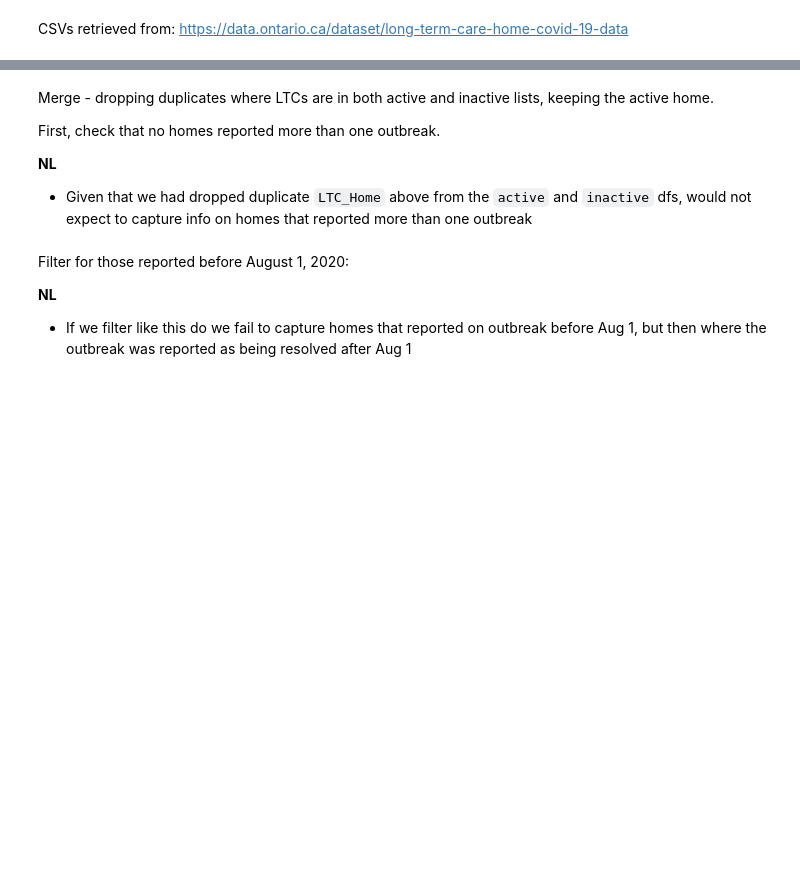
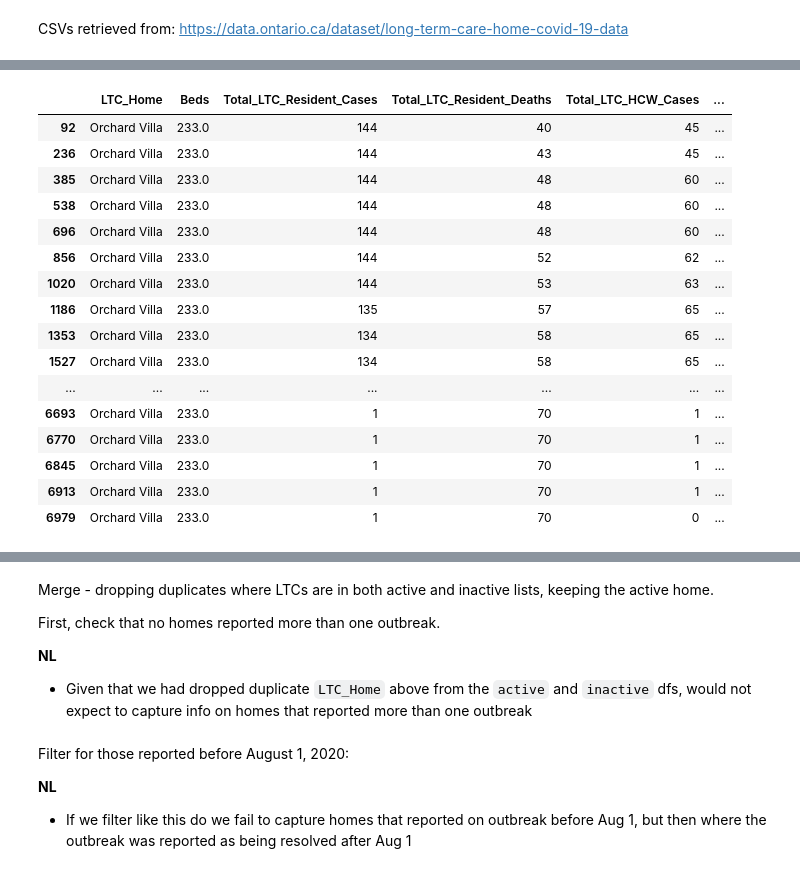
Before and after one commit to nganlyle/wrangle_covid, a Jupyter notebook: LTChomes_analysis_ON/webscraping/outbreaks_0731.ipynb, the cells around one changed output, grey strips where cells are left out. Cells and saved outputs as stored; diff of their text form; code cells hidden in the pictures; blank space fills up the shorter version.

```diff
--- a/LTChomes_analysis_ON/webscraping/outbreaks_0731.ipynb
+++ b/LTChomes_analysis_ON/webscraping/outbreaks_0731.ipynb
@@ -133,0 +52,16 @@ Name: LTC_Home, dtype: int64
+# %%
+# One row (229) in active with missing Total_LTC_HCW_Cases value, for meadow park (london)
+# active[active['Total_LTC_HCW_Cases'].isnull()]
+
+# As the Total_LTC_HCW_Cases is 0 the day before and the day after, will impute 0
+active.at[229, 'Total_LTC_HCW_Cases'] = 0
+
+# active[active['cleaned_name'] == 'meadow park (london)']
+# %%
+# One row(2920) in active with missing Beds value, for north park nursing home
+# active[active['Beds'].isnull()]
+
+
+# As Beds is 75 in all the other rows for this nursing home, will impute 75
+active.at[2920, 'Beds'] = 75
+# active[active['cleaned_name'] == 'north park nursing home']
@@ -133,0 +208,27 @@ Name: LTC_Home, dtype: int64
+# %%
+# Look in depth at the data for the homes with large changes in death values
+# mackenzie health long term care facility
+active.loc[active['cleaned_name'] == 'mackenzie health long term care facility'] # cases/deaths reported on April 30 (end of first outbreak)
+resolved.loc[resolved['cleaned_name'] == 'mackenzie health long term care facility'] # appears on resolved list starting Jun 9
+
+# orchard villa
+active.loc[active['cleaned_name'] == 'orchard villa'] # max 71, final 70 deaths
+# resolved.loc[resolved['cleaned_name'] == 'orchard villa'] # appears on resolved list starting Jun 11 as 70
+# %% [output]
+|  | LTC_Home | Beds | Total_LTC_Resident_Cases | Total_LTC_Resident_Deaths | Total_LTC_HCW_Cases | ... |
+| 92 | Orchard Villa | 233.0 | 144 | 40 | 45 | ... |
+| 236 | Orchard Villa | 233.0 | 144 | 43 | 45 | ... |
+| 385 | Orchard Villa | 233.0 | 144 | 48 | 60 | ... |
+| 538 | Orchard Villa | 233.0 | 144 | 48 | 60 | ... |
+| 696 | Orchard Villa | 233.0 | 144 | 48 | 60 | ... |
+| 856 | Orchard Villa | 233.0 | 144 | 52 | 62 | ... |
+| 1020 | Orchard Villa | 233.0 | 144 | 53 | 63 | ... |
+| 1186 | Orchard Villa | 233.0 | 135 | 57 | 65 | ... |
+| 1353 | Orchard Villa | 233.0 | 134 | 58 | 65 | ... |
+| 1527 | Orchard Villa | 233.0 | 134 | 58 | 65 | ... |
+| ... | ... | ... | ... | ... | ... | ... |
+| 6693 | Orchard Villa | 233.0 | 1 | 70 | 1 | ... |
+| 6770 | Orchard Villa | 233.0 | 1 | 70 | 1 | ... |
+| 6845 | Orchard Villa | 233.0 | 1 | 70 | 1 | ... |
+| 6913 | Orchard Villa | 233.0 | 1 | 70 | 1 | ... |
+| 6979 | Orchard Villa | 233.0 | 1 | 70 | 0 | ... |
```
Also changed, not shown: parts of 47 cells of this notebook, 3 other files.
